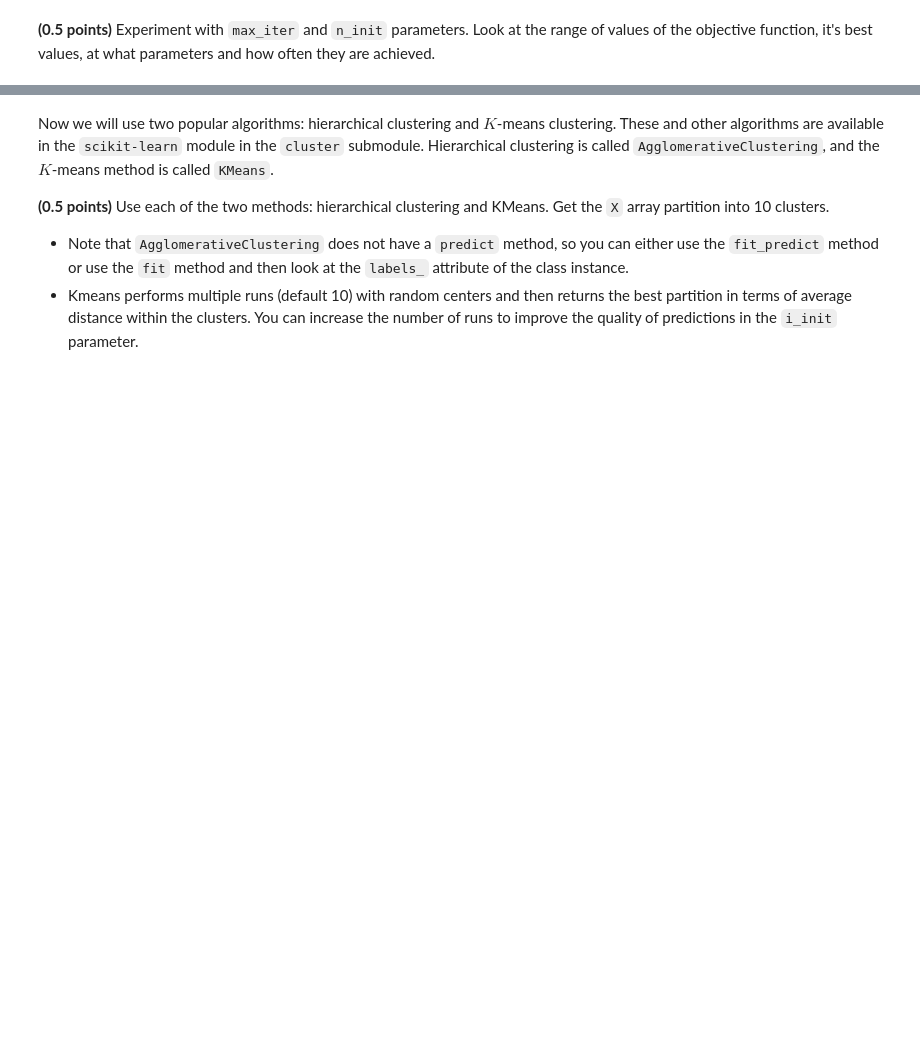
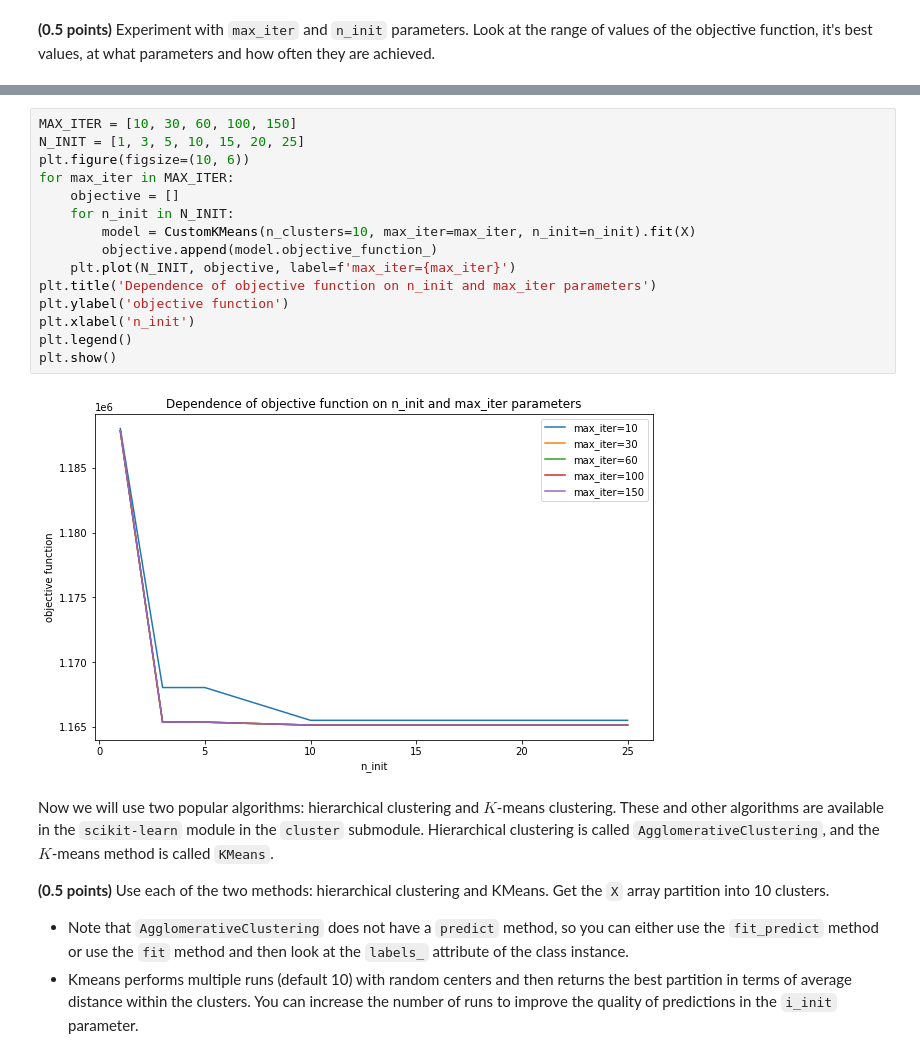
Before and after one commit to tanyashagova/ml_homework_clustering, a Jupyter notebook: clustering.ipynb, the cells around one changed output, grey strips where cells are left out. Drawn from its saved outputs; the diff is of its cells as text; blank space fills up the shorter version.

```diff
--- a/clustering.ipynb
+++ b/clustering.ipynb
@@ -182,3 +315,20 @@ for ax, image in zip(axes.flatten(), model1.cluster_centers_):
+# %%
+MAX_ITER = [10, 30, 60, 100, 150]
+N_INIT = [1, 3, 5, 10, 15, 20, 25]
+plt.figure(figsize=(10, 6))
+for max_iter in MAX_ITER:
+    objective = []
+    for n_init in N_INIT:
+        model = CustomKMeans(n_clusters=10, max_iter=max_iter, n_init=n_init).fit(X)
+        objective.append(model.objective_function_)
+    plt.plot(N_INIT, objective, label=f'max_iter={max_iter}')
+plt.title('Dependence of objective function on n_init and max_iter parameters')
+plt.ylabel('objective function')
+plt.xlabel('n_init')
+plt.legend()
+plt.show()
+# %% [output]
+[figure, added]
 # %% [markdown]
 Now we will use two popular algorithms: hierarchical clustering and $K$-means clustering. These and other algorithms are available in the `scikit-learn` module in the `cluster` submodule. Hierarchical clustering is called `AgglomerativeClustering`, and the $K$-means method is called `KMeans`.
 
```
Also changed, not shown: parts of 63 cells of this notebook.
